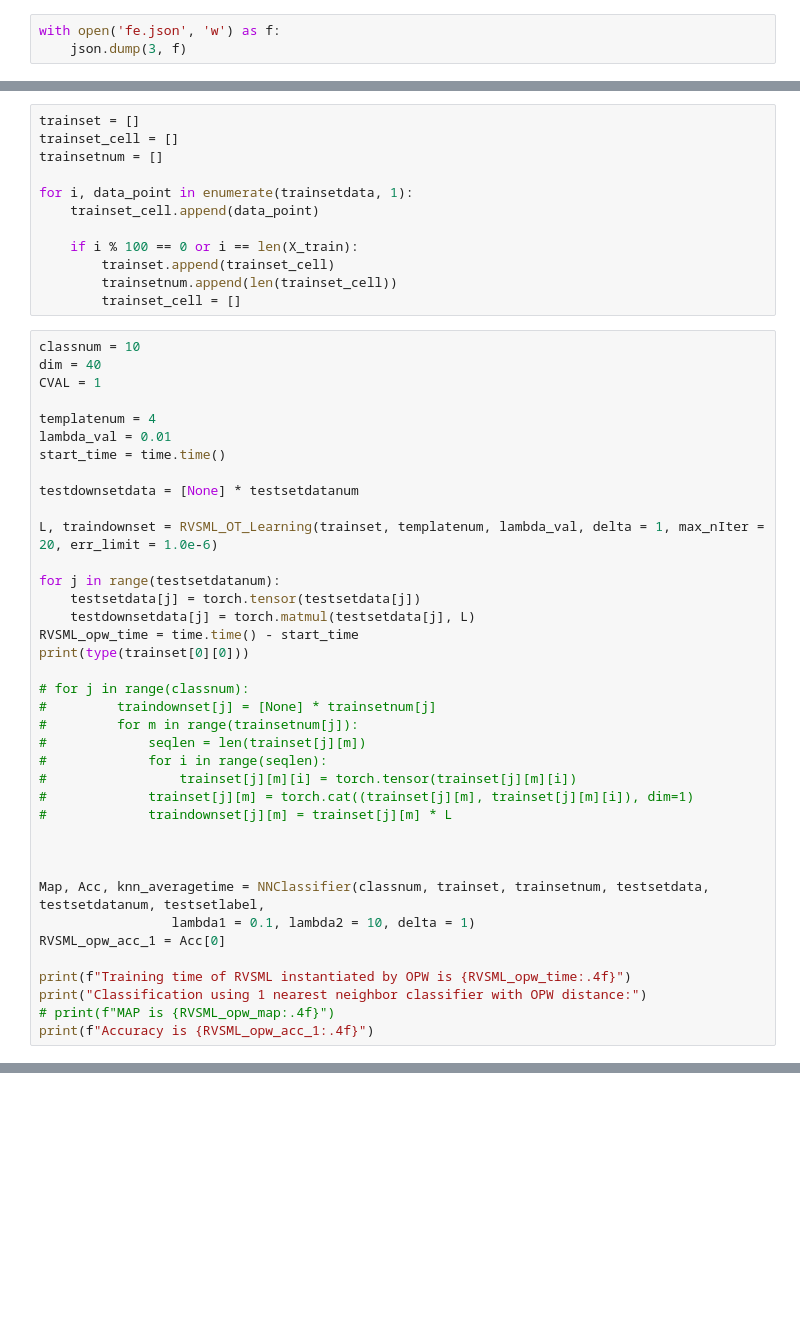
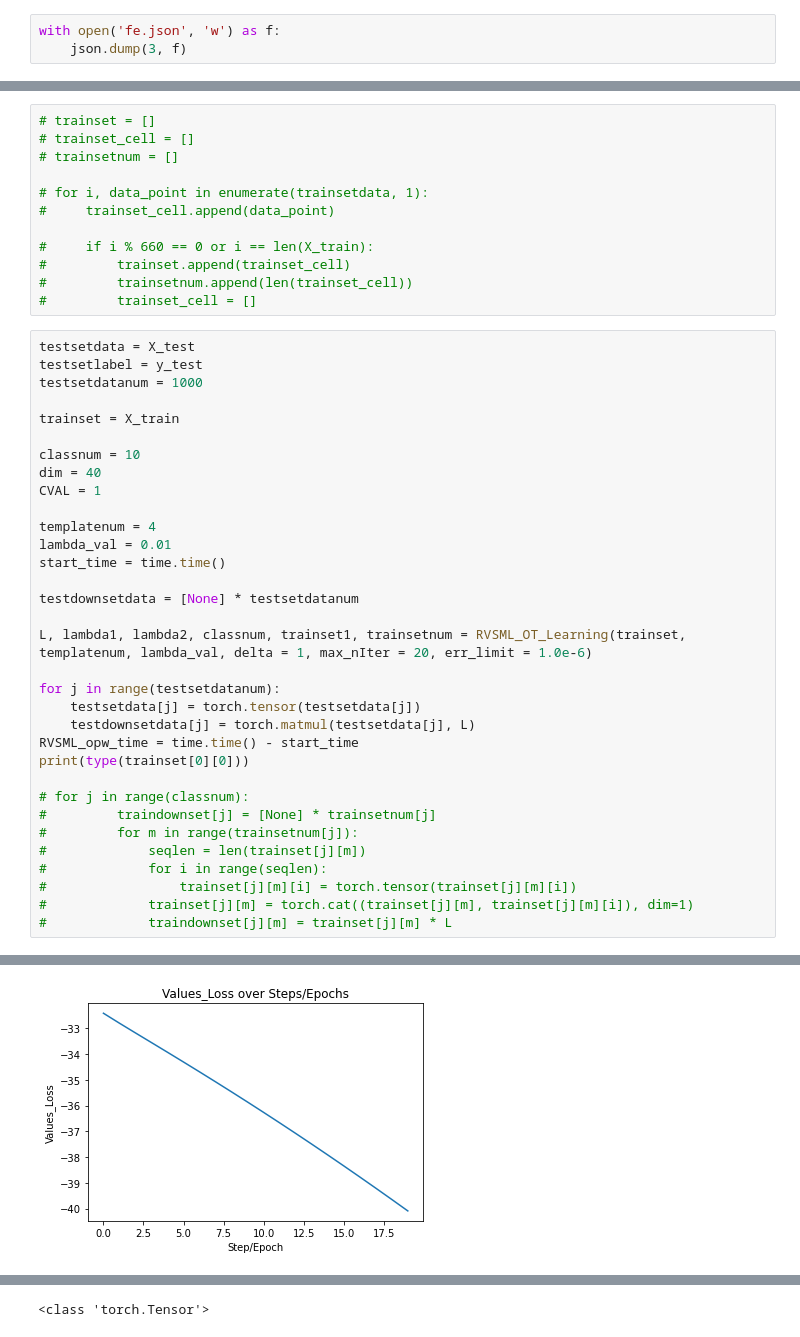
Before and after one commit to mi-do-ri/OPW, a Jupyter notebook: OPW_GM (1).ipynb, the cells around one changed output, grey strips where cells are left out. Saved outputs shown, nothing was run; the diff lists cells and outputs as text; blank space fills up the shorter version.

```diff
--- a/OPW_GM (1).ipynb
+++ b/OPW_GM (1).ipynb
@@ -427,16 +394,22 @@ trainsetdatanum = len(trainsetdata)
 # %%
-trainset = []
-trainset_cell = []
-trainsetnum = []
+# trainset = []
+# trainset_cell = []
+# trainsetnum = []
 
-for i, data_point in enumerate(trainsetdata, 1):
-    trainset_cell.append(data_point)
+# for i, data_point in enumerate(trainsetdata, 1):
+#     trainset_cell.append(data_point)
 
-    if i % 100 == 0 or i == len(X_train):
-        trainset.append(trainset_cell)
-        trainsetnum.append(len(trainset_cell))
-        trainset_cell = []
+#     if i % 660 == 0 or i == len(X_train):
+#         trainset.append(trainset_cell)
+#         trainsetnum.append(len(trainset_cell))
+#         trainset_cell = []
 # %%
+testsetdata = X_test
+testsetlabel = y_test
+testsetdatanum = 1000
+
+trainset = X_train
+
 classnum = 10
 dim = 40
 CVAL = 1
@@ -447,7 +420,7 @@ start_time = time.time()
 
 testdownsetdata = [None] * testsetdatanum
 
-L, traindownset = RVSML_OT_Learning(trainset, templatenum, lambda_val, delta = 1, max_nIter = 20, err_limit = 1.0e-6)
+L, lambda1, lambda2, classnum, trainset1, trainsetnum = RVSML_OT_Learning(trainset, templatenum, lambda_val, delta = 1, max_nIter = 20, err_limit = 1.0e-6)
 
 for j in range(testsetdatanum):
     testsetdata[j] = torch.tensor(testsetdata[j])
@@ -463,14 +436,4 @@ print(type(trainset[0][0]))
 #                 trainset[j][m][i] = torch.tensor(trainset[j][m][i])
 #             trainset[j][m] = torch.cat((trainset[j][m], trainset[j][m][i]), dim=1)
 #             traindownset[j][m] = trainset[j][m] * L
-
-
-
-Map, Acc, knn_averagetime = NNClassifier(classnum, trainset, trainsetnum, testsetdata, testsetdatanum, testsetlabel,
-                 lambda1 = 0.1, lambda2 = 10, delta = 1)
-RVSML_opw_acc_1 = Acc[0]
-
-print(f"Training time of RVSML instantiated by OPW is {RVSML_opw_time:.4f}")
-print("Classification using 1 nearest neighbor classifier with OPW distance:")
-# print(f"MAP is {RVSML_opw_map:.4f}")
-print(f"Accuracy is {RVSML_opw_acc_1:.4f}")
+# %% [output]
@@ -476,0 +457 @@ print(f"Accuracy is {RVSML_opw_acc_1:.4f}")
+[figure, added]
@@ -476,0 +548 @@ print(f"Accuracy is {RVSML_opw_acc_1:.4f}")
+<class 'torch.Tensor'>
```
Also changed, not shown: parts of 9 cells of this notebook.
